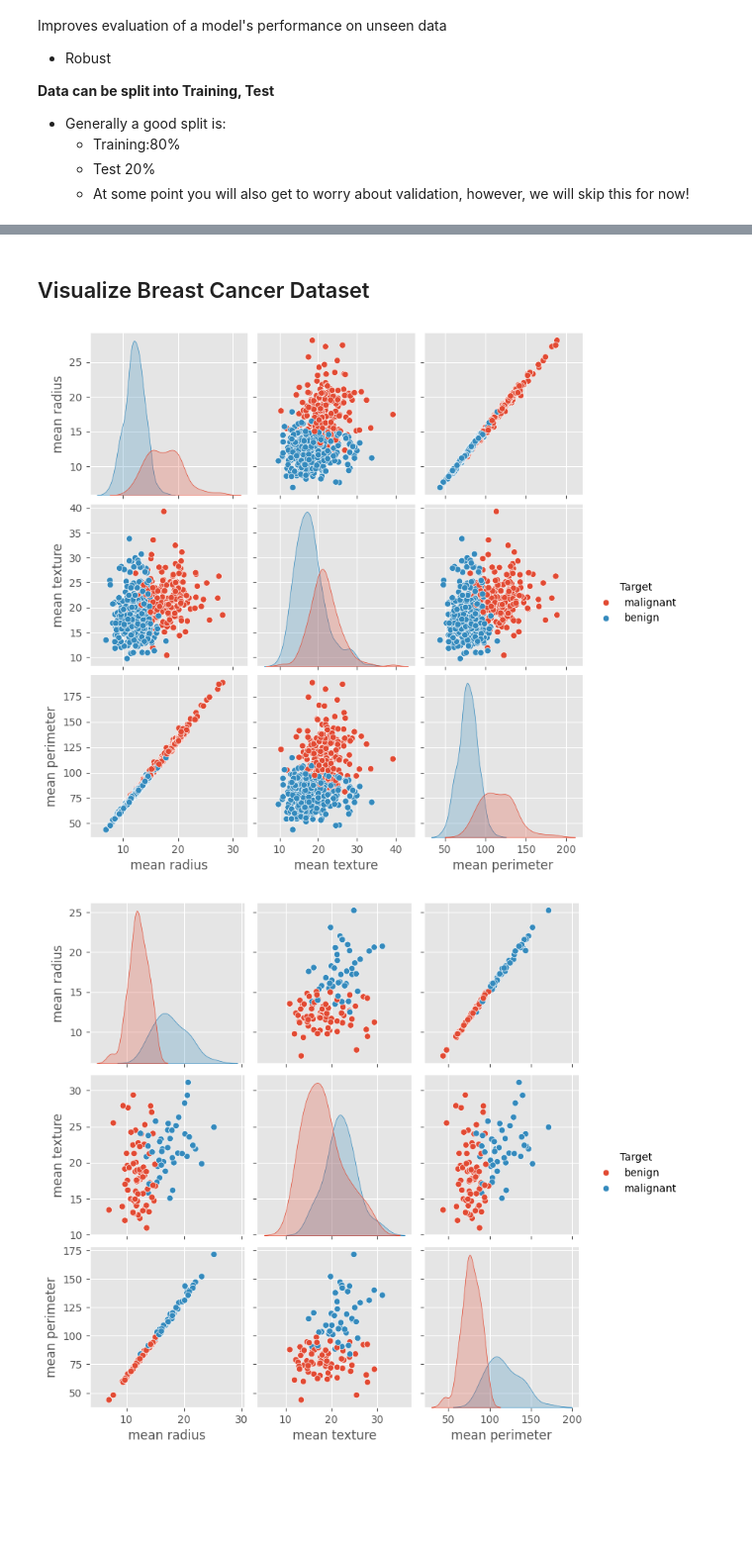
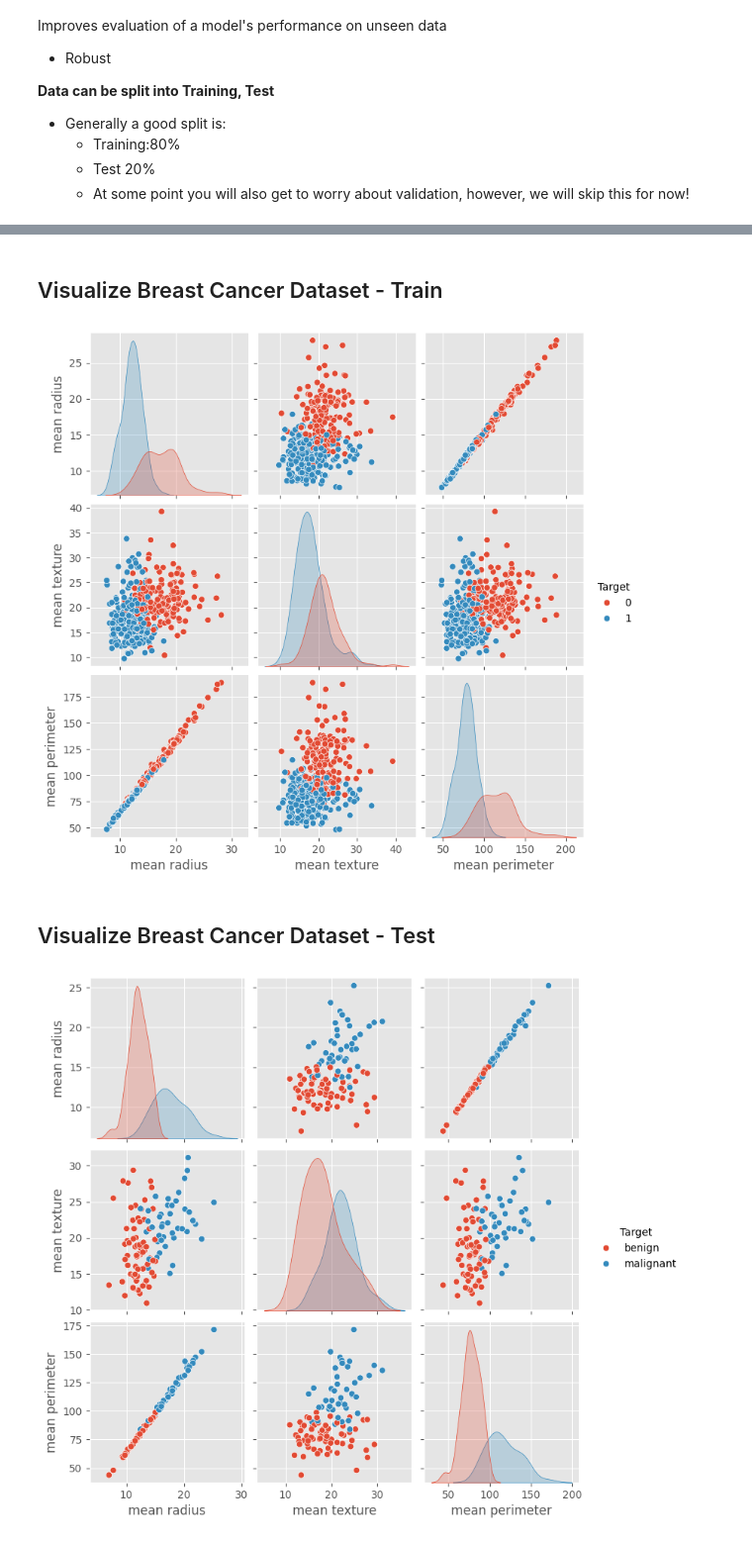
Before and after one commit to Anvendt-Programmering/AP5, a Jupyter notebook: AP5.ipynb, the cells around one changed output, grey strips where cells are left out. Shown: that part at 99% size. Cells and saved outputs as stored; diff of their text form; code cells hidden in the pictures; blank space fills up the shorter version.

```diff
--- a/AP5.ipynb
+++ b/AP5.ipynb
@@ -219,13 +219,16 @@ df_test.sample(10)
 10 rows × 31 columns
 # %% [markdown]
-## Visualize Breast Cancer Dataset
+## Visualize Breast Cancer Dataset - Train
 # %%
 import seaborn as sns
-
-sns.pairplot(df_all, hue="Target", vars=data.feature_names[:3])
+df_tmp = pd.DataFrame(X_train, columns=data.feature_names)
+df_tmp["Target"] = y_train
+sns.pairplot(df_tmp, hue="Target", vars=data.feature_names[:3])
 plt.show()
 # %% [output]
-[figure, old version]
+[figure, new version]
+# %% [markdown]
+## Visualize Breast Cancer Dataset - Test
 # %%
 import seaborn as sns
 
```
Also changed, not shown: parts of 25 cells of this notebook.
